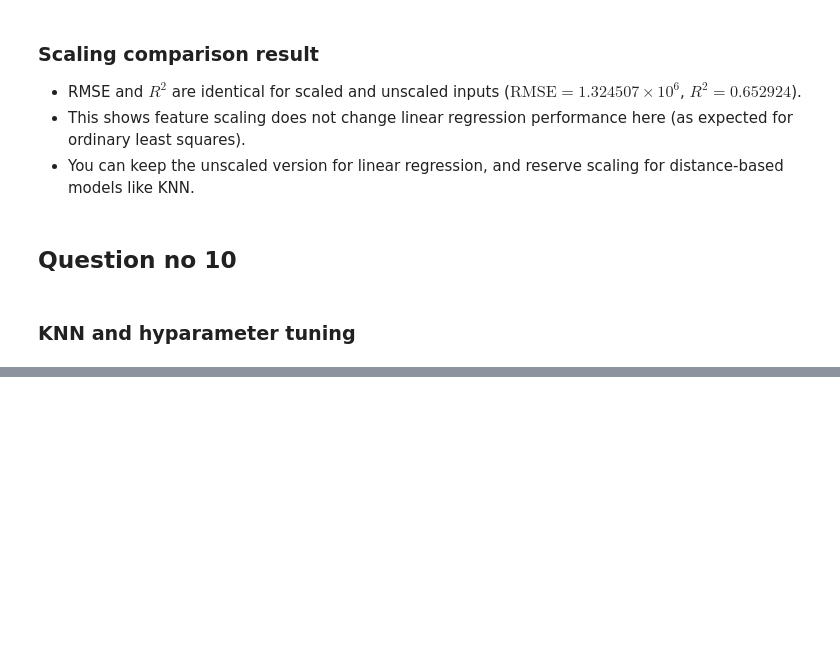
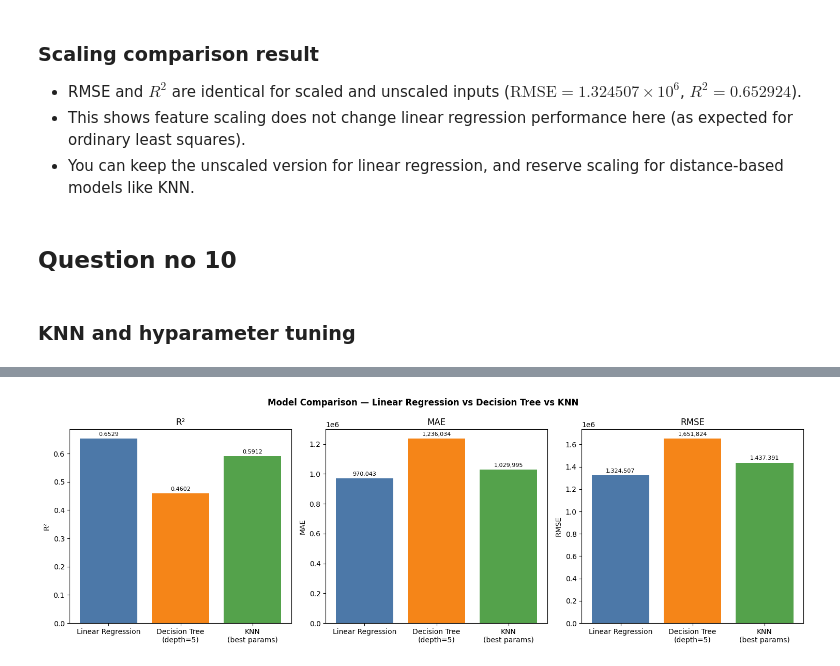
Before and after one commit to deepalsr/technical_assessment_dipal_shrestha_jobaxle, a Jupyter notebook: ai_ml/notebooks/notebook.ipynb, the cells around one changed output, grey strips where cells are left out. Cells and saved outputs as stored; diff of their text form; code cells hidden in the pictures; blank space fills up the shorter version.

```diff
--- a/ai_ml/notebooks/notebook.ipynb
+++ b/ai_ml/notebooks/notebook.ipynb
@@ -612,0 +932,38 @@ knn_results[["params", "mean_test_score", "std_test_score"]]
+# %%
+# ── Bar chart comparison ──
+models = ['Linear Regression', 'Decision Tree\n(depth=5)', 'KNN\n(best params)']
+
+mae_vals  = [mean_absolute_error(y_test, lr_model.predict(X_test)),
+             mean_absolute_error(y_test, y_pred_dt_compare),
+             mean_absolute_error(y_test, y_pred_knn)]
+rmse_vals = [np.sqrt(mean_squared_error(y_test, lr_model.predict(X_test))),
+             np.sqrt(mean_squared_error(y_test, y_pred_dt_compare)),
+             np.sqrt(mean_squared_error(y_test, y_pred_knn))]
+r2_vals   = [r2_score(y_test, lr_model.predict(X_test)),
+             r2_score(y_test, y_pred_dt_compare),
+             r2_score(y_test, y_pred_knn)]
+
+fig, axes = plt.subplots(1, 3, figsize=(15, 5))
+bar_colors = ['#4c78a8', '#f58518', '#54a24b']
+
+for ax, vals, title, ylabel in zip(
+    axes,
+    [r2_vals, mae_vals, rmse_vals],
+    ['R²', 'MAE', 'RMSE'],
+    ['R²', 'MAE', 'RMSE']
+):
+    bars = ax.bar(models, vals, color=bar_colors)
+    ax.set_title(title)
+    ax.set_ylabel(ylabel)
+    # Annotate bars
+    for bar, v in zip(bars, vals):
+        ax.text(bar.get_x() + bar.get_width()/2,
+                bar.get_height() * 1.01,
+                f'{v:,.0f}' if v > 1 else f'{v:.4f}',
+                ha='center', va='bottom', fontsize=8)
+
+plt.suptitle('Model Comparison — Linear Regression vs Decision Tree vs KNN', fontweight='bold')
+plt.tight_layout()
+plt.show()
+# %% [output]
+[figure, added]
```
Also changed, not shown: parts of 21 cells of this notebook.
